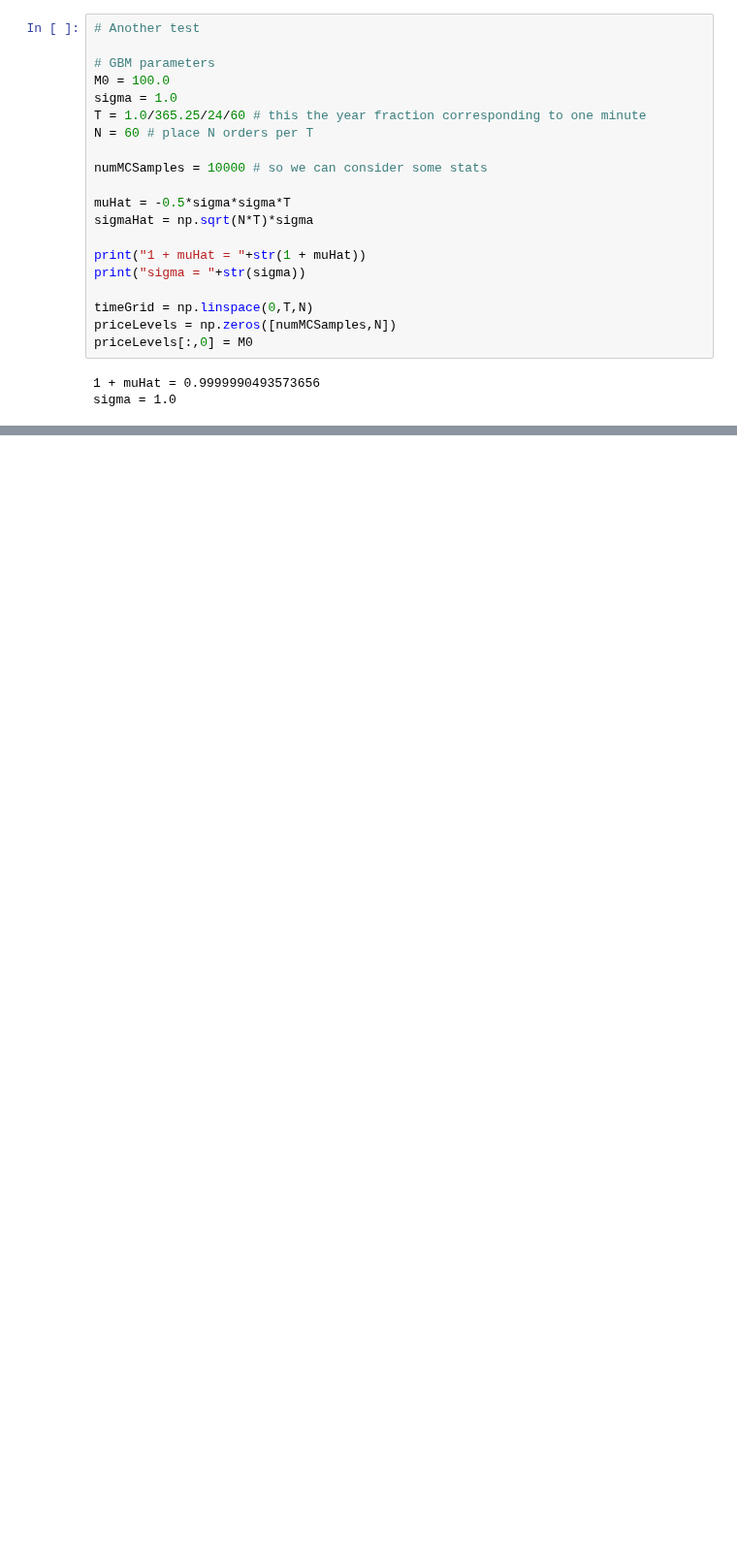
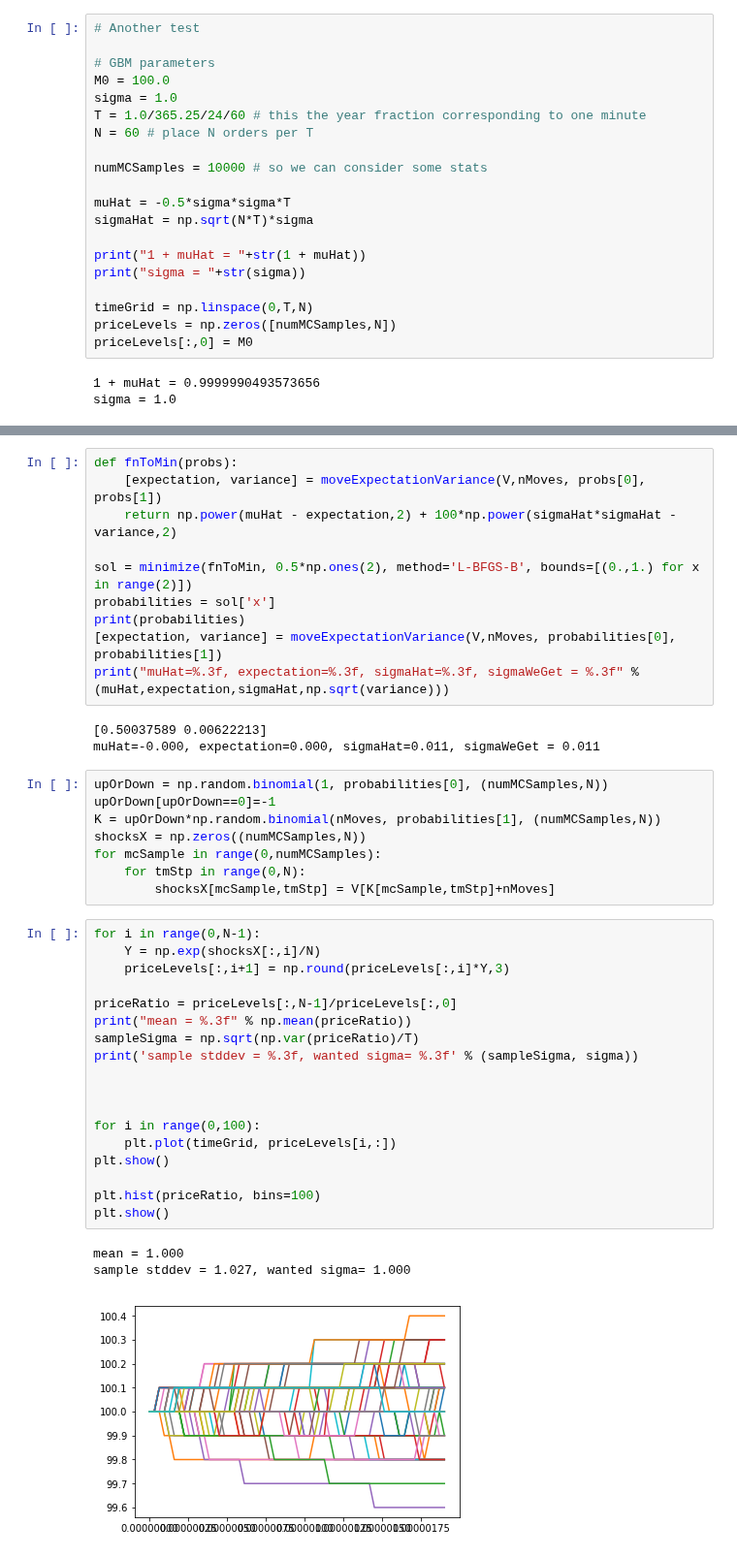
Before and after one commit to vegaprotocol/specs, a Jupyter notebook: non-protocol-specs/BotParameterCalcAndTest.ipynb, the cells around one changed output, grey strips where cells are left out. Shown at 97% size. Cells and saved outputs as stored; diff of their text form; blank space fills up the shorter version.

Commit message:
Added a method to place orders at more than one level with binomial distribution.

```diff
--- a/non-protocol-specs/BotParameterCalcAndTest.ipynb
+++ b/non-protocol-specs/BotParameterCalcAndTest.ipynb
@@ -245,0 +312,43 @@ sample stddev = 0.982, wanted sigma= 1.000
+# %%
+def fnToMin(probs):
+    [expectation, variance] = moveExpectationVariance(V,nMoves, probs[0], probs[1])
+    return np.power(muHat - expectation,2) + 100*np.power(sigmaHat*sigmaHat - variance,2)
+
+sol = minimize(fnToMin, 0.5*np.ones(2), method='L-BFGS-B', bounds=[(0.,1.) for x in range(2)])
+probabilities = sol['x']
+print(probabilities)
+[expectation, variance] = moveExpectationVariance(V,nMoves, probabilities[0], probabilities[1])
+print("muHat=%.3f, expectation=%.3f, sigmaHat=%.3f, sigmaWeGet = %.3f" % (muHat,expectation,sigmaHat,np.sqrt(variance)))
+# %% [output]
+[0.50037589 0.00622213]
+muHat=-0.000, expectation=0.000, sigmaHat=0.011, sigmaWeGet = 0.011
+# %%
+upOrDown = np.random.binomial(1, probabilities[0], (numMCSamples,N))
+upOrDown[upOrDown==0]=-1
+K = upOrDown*np.random.binomial(nMoves, probabilities[1], (numMCSamples,N))
+shocksX = np.zeros((numMCSamples,N))
+for mcSample in range(0,numMCSamples):
+    for tmStp in range(0,N):
+        shocksX[mcSample,tmStp] = V[K[mcSample,tmStp]+nMoves]
+# %%
+for i in range(0,N-1):
+    Y = np.exp(shocksX[:,i]/N)
+    priceLevels[:,i+1] = np.round(priceLevels[:,i]*Y,3)
+
+priceRatio = priceLevels[:,N-1]/priceLevels[:,0]
+print("mean = %.3f" % np.mean(priceRatio))
+sampleSigma = np.sqrt(np.var(priceRatio)/T)
+print('sample stddev = %.3f, wanted sigma= %.3f' % (sampleSigma, sigma))
+
+
+
+for i in range(0,100):
+    plt.plot(timeGrid, priceLevels[i,:])
+plt.show()
+
+plt.hist(priceRatio, bins=100)
+plt.show()
+# %% [output]
+mean = 1.000
+sample stddev = 1.027, wanted sigma= 1.000
+[figure, added]
```
Also changed, not shown: parts of 12 cells of this notebook.
